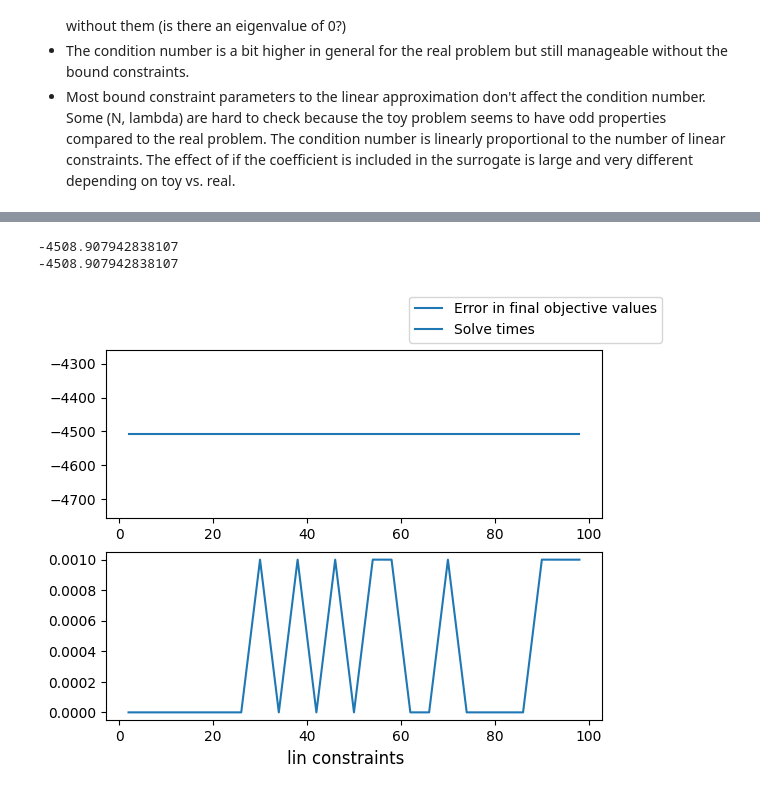
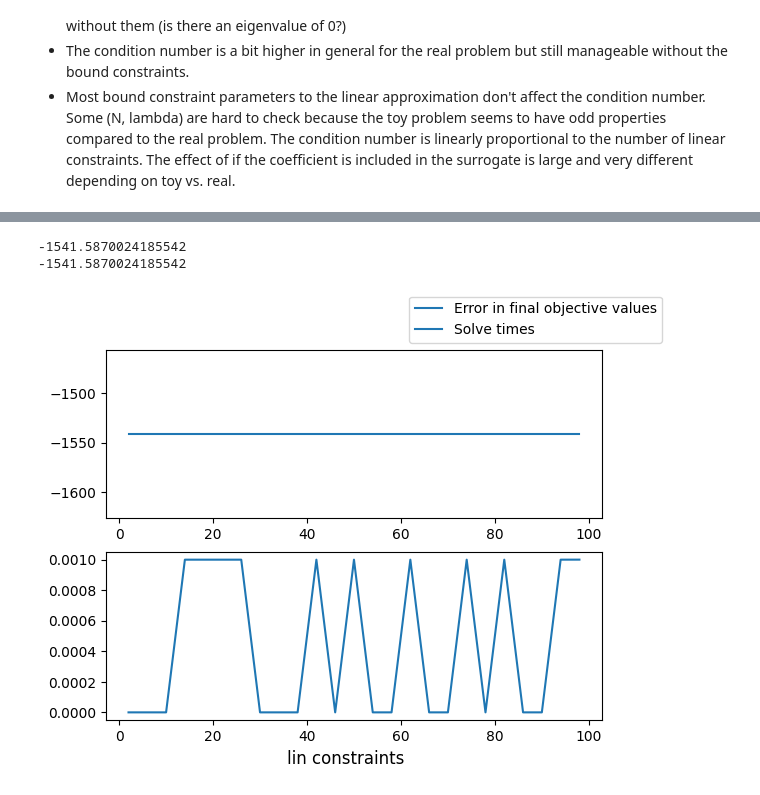
Before and after one commit to micpap25/ENG-QUANT, a Jupyter notebook: experiments/classical_run_points_compare.ipynb, the cells around one changed output, grey strips where cells are left out. Drawn from its saved outputs; the diff is of its cells as text; code cells hidden in the pictures.

```diff
--- a/experiments/classical_run_points_compare.ipynb
+++ b/experiments/classical_run_points_compare.ipynb
@@ -36,6 +36,6 @@ SURROGATE_BOUND_ABOVE = True
 REMOVE_DIVISION = False
 # %%
 # Put the original QCP into gurobi
-qcp_value, qcp_time = solve_qcp(f_name="model11_quad_reform.json")
+qcp_value, qcp_time = solve_qcp(f_name="model11_quad_reform_2.json")
 print(qcp_value, qcp_time)
 # %% [output]
@@ -87,13 +90,13 @@ if OUTER_APPROXIMATION:
     lin_cons_range = range(2, 101, 4)
     # lin_cons_range = range(20, 1001, 40)
     for lin_cons in lin_cons_range:
-        # quadratic_model_lin_approx(lin_cons, OUTER_APPROXIMATION, COEFFICIENT_SURROGATE,
-        #                             SURROGATE_BOUND_BELOW, SURROGATE_BOUND_ABOVE,
-        #                             points_function=rng.uniform, remove_division=REMOVE_DIVISION,
-        #                             f_name="model11_quad_reform.json")
-        quadratic_lin_approx_no_surrogate(lin_cons, OUTER_APPROXIMATION,
-                                            points_function=rng.uniform, remove_division=REMOVE_DIVISION,
-                                            f_name="model11_quad_reform.json")
+        quadratic_model_lin_approx(lin_cons, OUTER_APPROXIMATION, COEFFICIENT_SURROGATE,
+                                    SURROGATE_BOUND_BELOW, SURROGATE_BOUND_ABOVE,
+                                    points_function=rng.uniform, remove_division=REMOVE_DIVISION,
+                                    f_name="model11_quad_reform_2.json")
+        # quadratic_lin_approx_no_surrogate(lin_cons, OUTER_APPROXIMATION,
+        #                                     points_function=rng.uniform, remove_division=REMOVE_DIVISION,
+        #                                     f_name="model11_quad_reform_2.json")
         val, time = solve_lp()
         if val is not None and qcp_value is not None:
             errors.append(val - qcp_value)
@@ -128,13 +131,13 @@ times = []
 lin_cons_range = range(2, 101, 4)
 # lin_cons_range = range(20, 1001, 40)
 for lin_cons in lin_cons_range:
-    # quadratic_model_lin_approx(lin_cons, OUTER_APPROXIMATION, COEFFICIENT_SURROGATE,
-    #                             SURROGATE_BOUND_BELOW, SURROGATE_BOUND_ABOVE,
-    #                             points_function=np_uniform_bunch_low, remove_division=REMOVE_DIVISION,
-    #                             f_name="model11_quad_reform.json")
-    quadratic_lin_approx_no_surrogate(lin_cons, OUTER_APPROXIMATION,
-                                        points_function=np_uniform_bunch_low, remove_division=REMOVE_DIVISION,
-                                        f_name="model11_quad_reform.json")
+    quadratic_model_lin_approx(lin_cons, OUTER_APPROXIMATION, COEFFICIENT_SURROGATE,
+                                SURROGATE_BOUND_BELOW, SURROGATE_BOUND_ABOVE,
+                                points_function=np_uniform_bunch_low, remove_division=REMOVE_DIVISION,
+                                f_name="model11_quad_reform_2.json")
+    # quadratic_lin_approx_no_surrogate(lin_cons, OUTER_APPROXIMATION,
+    #                                     points_function=np_uniform_bunch_low, remove_division=REMOVE_DIVISION,
+    #                                     f_name="model11_quad_reform_2.json")
     val, time = solve_lp()
     if val is not None and qcp_value is not None:
         errors.append(val - qcp_value)
@@ -155,33 +158,33 @@ print(errors[2])
 # %%
 errors = []
 times = []
 lin_cons_range = range(2, 101, 4)
 # lin_cons_range = range(20, 1001, 40)
 for lin_cons in lin_cons_range:
-    # quadratic_model_lin_approx(lin_cons, OUTER_APPROXIMATION, COEFFICIENT_SURROGATE,
-    #                             SURROGATE_BOUND_BELOW, SURROGATE_BOUND_ABOVE,
-    #                             points_function=np_uniform_bunch_high, remove_division=REMOVE_DIVISION,
-    #                             f_name="model11_quad_reform.json")
-    quadratic_lin_approx_no_surrogate(lin_cons, OUTER_APPROXIMATION,
-                                        points_function=np_uniform_bunch_high, remove_division=REMOVE_DIVISION,
-                                        f_name="model11_quad_reform.json")
+    quadratic_model_lin_approx(lin_cons, OUTER_APPROXIMATION, COEFFICIENT_SURROGATE,
+                                SURROGATE_BOUND_BELOW, SURROGATE_BOUND_ABOVE,
+                                points_function=np_uniform_bunch_high, remove_division=REMOVE_DIVISION,
+                                f_name="model11_quad_reform_2.json")
+    # quadratic_lin_approx_no_surrogate(lin_cons, OUTER_APPROXIMATION,
+    #                                     points_function=np_uniform_bunch_high, remove_division=REMOVE_DIVISION,
+    #                                     f_name="model11_quad_reform_2.json")
     val, time = solve_lp()
     if val is not None and qcp_value is not None:
         errors.append(val - qcp_value)
         times.append(time)
 
 fig, (ax1, ax2) = plt.subplots(2, 1)
 fig.supxlabel("lin constraints")
 ax1.plot(lin_cons_range, errors, label="Error in final objective values")
 ax2.plot(lin_cons_range, times, label="Solve times")
 fig.legend()
 
 print(errors[-1])
 print(errors[2])
 # %% [output]
--4508.907942838107
--4508.907942838107
+-1541.5870024185542
+-1541.5870024185542
-[figure, old version]
+[figure, new version]
 # %%
 errors = []
 times = []
```
Also changed, not shown: parts of 7 cells of this notebook, 15 other files.
